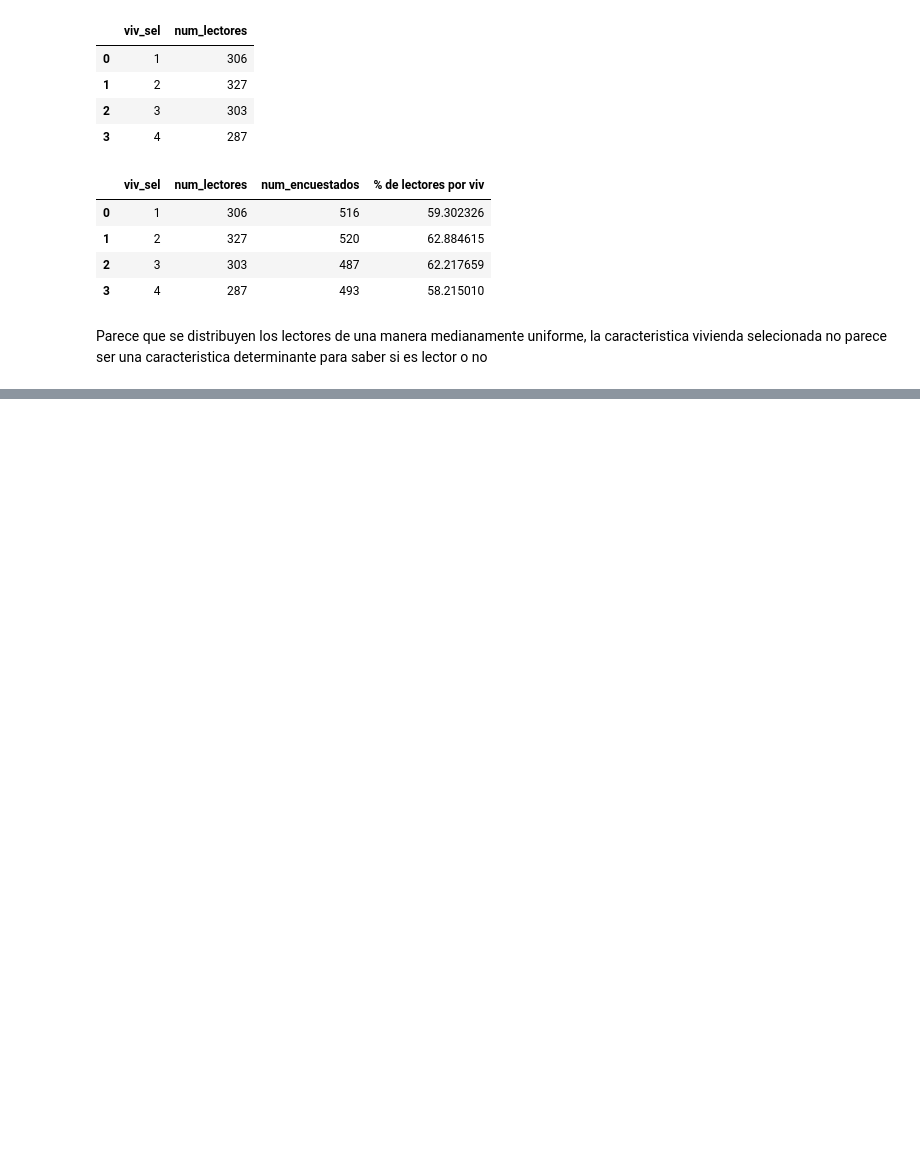
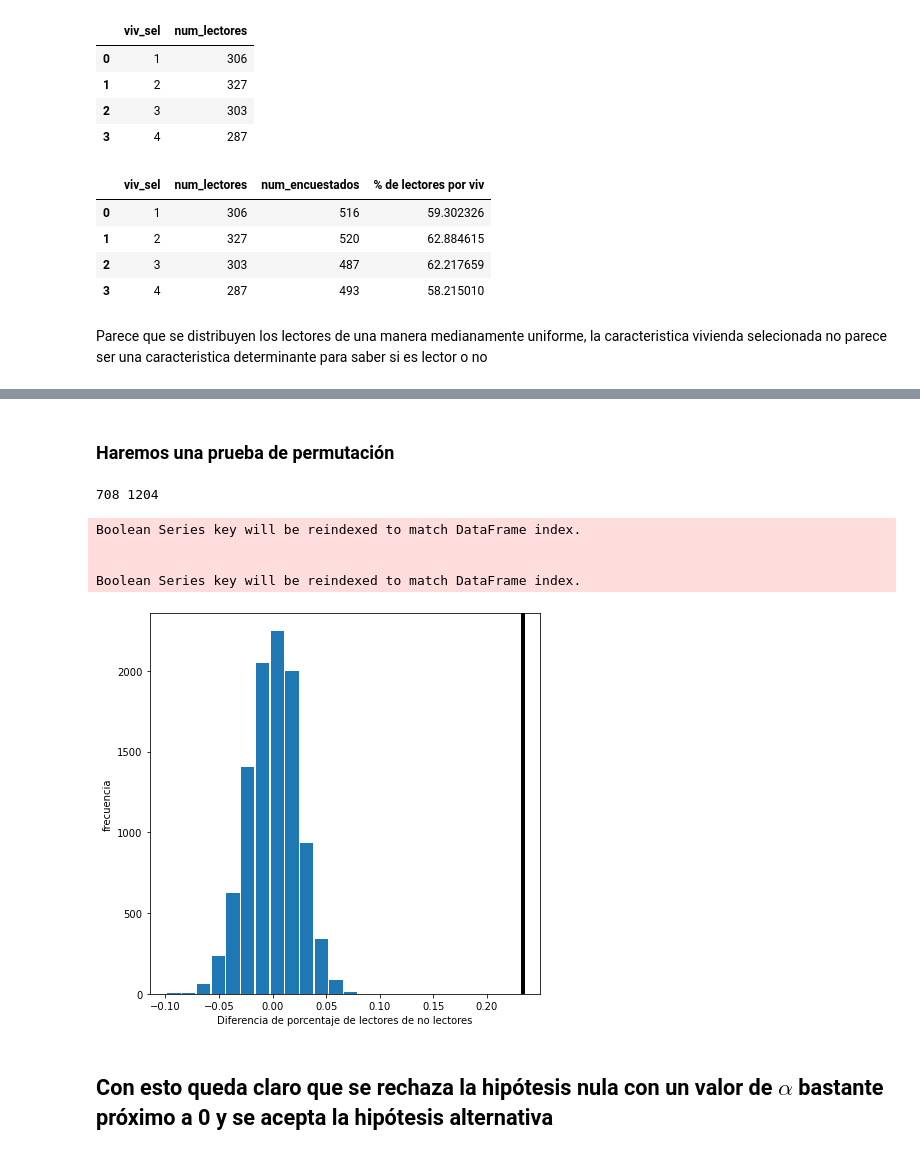
Before and after one commit to EmmanuelRR/Modulo_de_lectura_INEGI_analisis, a Jupyter notebook: analisis_datos.ipynb, the cells around one changed output, grey strips where cells are left out. Drawn from its saved outputs; the diff is of its cells as text; code cells hidden in the pictures; blank space fills up the shorter version.

```diff
--- a/analisis_datos.ipynb
+++ b/analisis_datos.ipynb
@@ -285,0 +289,5 @@ Dash is running on http://127.0.0.1:8050/
+# %%
+#Grupo A: padres que leían a sus hijos, grupo B: padres que no leían a sus hijos
+dif_1= porcentaje_lectores_grupoa-porcentaje_lectores_grupob
+                 #difenrencia del porcentaje de la personas que son lectores del grupo A y grupo B
+dif_1
@@ -285,0 +300,37 @@ Dash is running on http://127.0.0.1:8050/
+# %% [markdown]
+### Haremos una prueba de permutación
+# %%
+import random
+def perm_fun(x,na,nb):
+    n=na+nb
+    idx_b=set(random.sample(range(n), nb))
+    idx_a=set(range(n))-idx_b
+    porcentaje_b=float(x.loc[idx_b][(x['perslecl']==1)].p34_3.count()/nb)
+    porcentaje_a=float(x.loc[idx_a][(x['perslecl']==1)].p34_3.count()/na)
+    return porcentaje_a - porcentaje_b
+# %%
+datos=datos_2022[(datos_2022['perslecl']!=0)&(datos_2022.p34_3.isin([1,2]))].reset_index()
+na=datos[datos['p34_3']==1].p34_3.count()
+nb=datos[datos['p34_3']==2].p34_3.count()
+print(na, nb)
+datos=datos.drop(columns='index')
+# %% [output]
+708 1204
+# %%
+permutaciones=[perm_fun(datos,na,nb) for _ in range (10000)]
+# %% [output]
+Boolean Series key will be reindexed to match DataFrame index.
+
+
+Boolean Series key will be reindexed to match DataFrame index.
+# %%
+fig, ax= plt.subplots(figsize=(7,7))
+ax.hist(permutaciones, bins=16, rwidth=0.9)
+ax.axvline(x=dif_1, color='black', lw=4)
+ax.set_xlabel('Diferencia de porcentaje de lectores de no lectores')
+ax.set_ylabel('frecuencia')
+plt.show()
+# %% [output]
+[figure, added]
+# %% [markdown]
+## Con esto queda claro que se rechaza la hipótesis nula con un valor de $\alpha$ bastante próximo a 0 y se acepta la hipótesis alternativa
```
Also changed, not shown: parts of 9 cells of this notebook.
